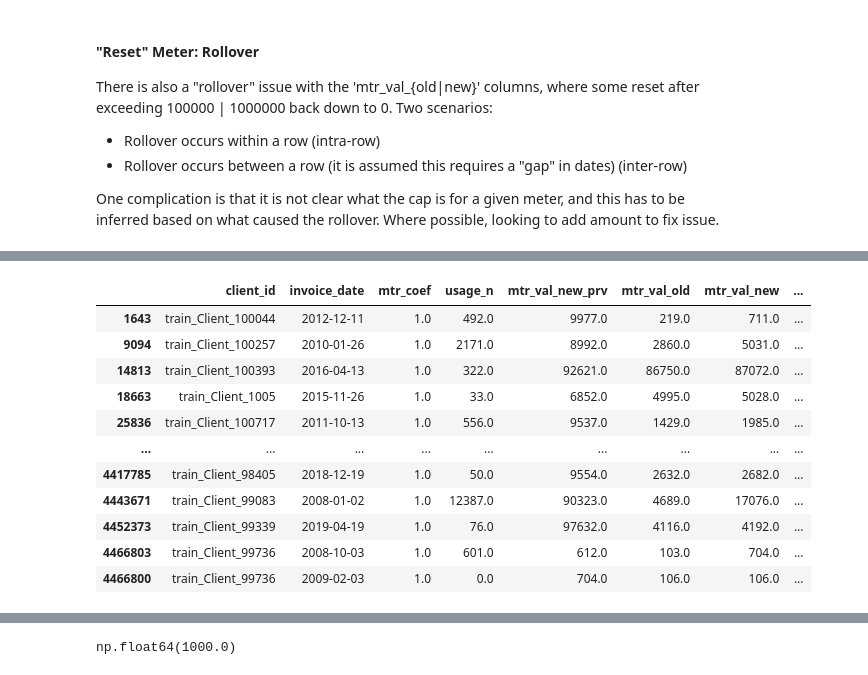
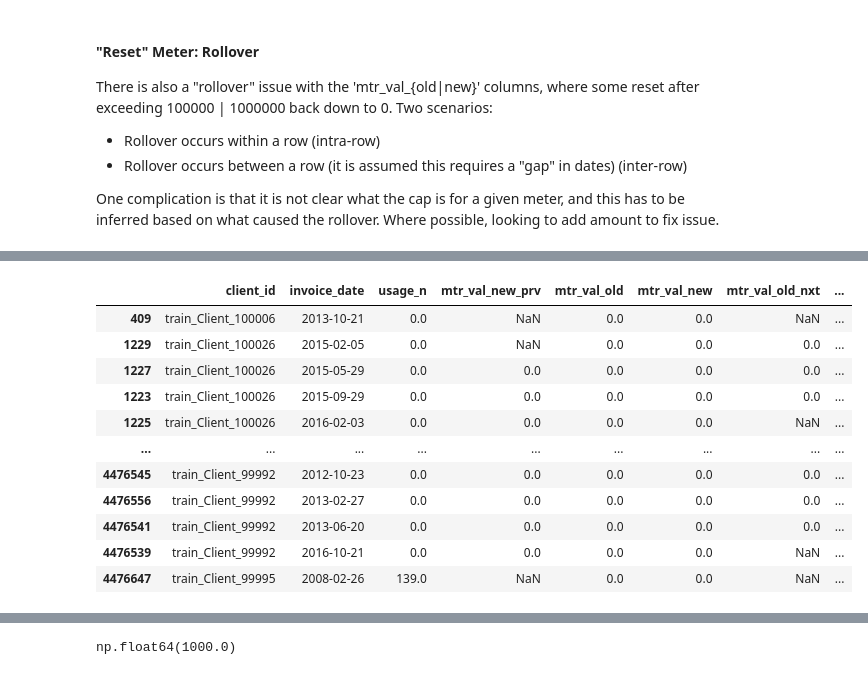
Before and after one commit to insatiablycivil/Fraud_Detection_Energy_Consumption, a Jupyter notebook: Data_Preparation.ipynb, the cells around one changed output, grey strips where cells are left out. Cells and saved outputs as stored; diff of their text form; code cells hidden in the pictures.

```diff
--- a/Data_Preparation.ipynb
+++ b/Data_Preparation.ipynb
@@ -216,6 +216,7 @@ def Calc_Usage(df_train):
     rows = len(df_train)
     df_train['usage_N'] = df_train.loc[:, ['usage_1', 'usage_2', 'usage_3', 'usage_4']].sum(axis=1)
     df_train['usage_n'] = (df_train['usage_N'] / df_train.loc[:, 'mtr_coef']).round(0)
+    df_train['monthly_usage'] = df_train['usage_n'].div(df_train['months_num'])
     # Calculating permutations of this:
     df_train['usage_n_calc'] = df_train['mtr_val_new'] - df_train['mtr_val_old']
     df_train['mtr_coef_calc'] = (df_train['usage_N'] / df_train['usage_n_calc']).round(1)
@@ -241,7 +242,7 @@ def Calc_Neighbours(df_train, grp_cols=grp_cols):
     df_train.sort_values(by=grp_cols+['invoice_date', 'mtr_code', 'usage_n'], inplace=True)
     df_grp = df_train.groupby(grp_cols, observed=True)
     df_train['mtr_val_new_prv_2'] = df_grp['mtr_val_new'].shift(2)
-    col_names = ['mtr_val_old', 'mtr_val_new', 'invoice_date', 'months_num']
+    col_names = ['mtr_val_old', 'mtr_val_new', 'invoice_date', 'months_num', 'monthly_usage']
     df_train[[col_name+'_prv' for col_name in col_names]] = (df_grp[col_names].shift(1))
     df_train[[col_name+'_nxt' for col_name in col_names[:2]]] = (df_grp[col_names[:2]].shift(-1))
     df_train['mtr_val_old_nxt_2'] = df_grp['mtr_val_old'].shift(-2)
@@ -250,6 +251,7 @@ def Calc_Neighbours(df_train, grp_cols=grp_cols):
     mask = (df_train['months_num'] > 0) & (df_train['months_num'] < 600) # 0 - 50 Years
     df_train['invoice_date_prv_calc'] = df_train.loc[mask, 'invoice_date'] - pd.to_timedelta(df_train.loc[mask, 'months_num'].astype(int) * 30.5, unit='days')
     df_train['months_num_calc'] = np.ceil(((df_train['invoice_date'] - df_train['invoice_date_prv']).dt.days.values / 30.5))
+    df_train['months_gap_calc'] = df_train['months_num_calc'] - df_train['months_num'] # Difference in dates in months
     # Check Rules
     mask = ((df_train['mtr_val_old'] < df_train['mtr_val_new_prv']) & (df_train['mtr_val_new_prv'].notna()))
     df_train['mtr_flag_bkd'] = mask.astype(int)
@@ -534,7 +536,7 @@ mask = (df_train['mtr_val_old'] != df_train['mtr_val_new']) & (df_train['usage_N
 mask_2 = (df_train['date_flag'] == 0) & (df_train['mtr_flag_fwd'] == 0)
 df_train['usage_missing'] = (mask & mask_2).astype(int) # Those being adjusted
 df_train.loc[(mask & ~mask_2), 'usage_missing'] = -1 # Not being adjusted
-#f_train.loc[(mask & mask_2), 'usage_1'] = df_train.loc[(mask & mask_2), 'usage_n_calc'] * df_train.loc[(mask & mask_2), 'mtr_coef'] # Want unscaled value
+df_train.loc[(mask & mask_2), 'usage_1'] = df_train.loc[(mask & mask_2), 'usage_n_calc'] * df_train.loc[(mask & mask_2), 'mtr_coef'] # Want unscaled value
 print(f"Rows where meter changes whilst no usage is recorded, those adjusted / All possibly affected : {sum(mask & mask_2)} / {sum(mask)}.")
 df_train = Calc_Usage(df_train.copy())
 df_temp = df_train[(mask & ~mask_2)]
@@ -738,35 +732,38 @@ The meter values goes from ~7k to ~5k, with there being a 6 month gap in invoice
 # %%
-#df_train_save, df_removed_save = df_train.copy(), df_removed.copy()
-df_train, df_removed = df_train_save.copy(), df_removed_save.copy()
+df_train_save, df_removed_save = df_train.copy(), df_removed.copy()
+#df_train, df_removed = df_train_save.copy(), df_removed_save.copy()
 # %%
 # Store max digits seen for a group, assumed constant and that rollover could not happen less than this.
 df_train['mtr_max_digit'] = df_train[['mtr_val_old', 'mtr_val_new']].max(axis=1) # value per row
 df_train['mtr_max_digit'] = df_train.groupby(grp_cols, observed=True)[['mtr_max_digit']].transform('max') # value per group
 df_train['mtr_max_digit'] = 10 ** np.ceil(np.log10(df_train['mtr_max_digit'] + 1)) # Number of digits
-
-# Looking at rollover across rows, first find those with gaps (3+ M gap)
-# Ignoring those where usage_n does not seem to match mtr_vals
-df_train['months_gap_calc'] = df_train['months_num_calc'] - df_train['months_num'] # Difference in dates in months
-mask = (df_train['months_gap_calc'] > 2) & (df_train['usage_flag'] == 0)
-
+# Looking at rollover across rows
+df_train['monthly_usage_grp_median'] = df_train.groupby(grp_cols, observed=True)['monthly_usage'].transform('median')
+mask = ((df_train['months_gap_calc'] > 1) & # Must have a gap
+        (df_train['usage_flag'] == 0) & # Usage must make sense
+        (df_train['monthly_usage'] < (df_train['monthly_usage_grp_median'] * 3)) & # Usage not more than triple median
+        ((df_train['monthly_usage'] * 3) > df_train['monthly_usage_grp_median'])) # Usage not less than third median
 # Looking if current usage would have caused rollover going backwards:
-df_train['temp_flag'] = 0
-df_train.loc[mask, 'temp_flag'] = (df_train.loc[mask, 'usage_n'].div(df_train.loc[mask, 'months_num']) * df_train.loc[mask, 'months_gap_calc']).round(0) # Projected usage
+df_train['temp_flag'] = np.nan
+df_train.loc[mask, 'temp_flag'] = (df_train.loc[mask, 'monthly_usage'] * df_train.loc[mask, 'months_gap_calc']).round(0) # Projected usage
 mask_2 = ((df_train['mtr_val_old'] < df_train['temp_flag']) & # Had enough (gap * usage) to have caused rollover
-          (df_train['mtr_flag_bkd']) & # Out of order
           (df_train['mtr_val_new_prv'] + df_train['temp_flag'] > df_train['mtr_max_digit']) & # Would have caused highest digit count seen
-          ???) # Gets within ballpark of actual values ~2k
-
+          (df_train['mtr_val_new_prv'] + df_train['temp_flag'] > 10000) & # Minimum rollover point assumed
+          (((df_train['mtr_val_new_prv'] + df_train['temp_flag']) - (df_train['mtr_val_old'] + df_train['mtr_max_digit'])).abs() < 2000))
 # Looking if previous usage would have caused rollover going forwards:
-df_train['temp_flag'] = 0
-df_train.loc[mask, 'temp_flag'] = ((df_train.loc[mask, 'mtr_val_new_prv'] - df_train.loc[mask, 'mtr_val_old_prv']).div(df_train.loc[mask, 'months_num_prv']) * df_train.loc[mask, 'months_gap_calc']).round(0) # Projected usage
-mask = ((df_train['mtr_flag_bkd']) & # Out of order
-        (df_train['mtr_val_new_prv'] + df_train['temp_flag'] > df_train['mtr_max_digit']) & # Would have caused highest digit count seen (and so also rollover)
-         ???) # Gets within ballpark of actual values ~2k
-
-print(f"Number of Rows suspected of soft resetting between rows projecting backwards / those projecting forwards: {sum(mask_2)} / {sum(mask)}.")
-df_train['mtr_old_rollover'] = (mask | mask_2).astype(int)
-
-df_temp = df_train[mask | mask_2]
-df_temp[['client_id', 'invoice_date', 'mtr_coef', 'usage_n', 'mtr_val_new_prv', 'mtr_val_old', 'mtr_val_new', 'mtr_val_old_nxt', 'months_num', 'mtr_val_new_calc']]
+df_train['temp_flag'] = np.nan
+df_train.loc[mask, 'temp_flag'] = (df_train.loc[mask, 'monthly_usage_prv'] * df_train.loc[mask, 'months_gap_calc']).round(0) # Projected usage
+mask = ((df_train['mtr_val_new_prv'] + df_train['temp_flag'] > df_train['mtr_max_digit']) & # Would have caused highest digit count seen (and so also rollover)
+        (df_train['mtr_val_new_prv'] + df_train['temp_flag'] > 10000) & # Minimum rollover point assumed
+        (((df_train['mtr_val_new_prv'] + df_train['temp_flag']) - (df_train['mtr_val_old'] + df_train['mtr_max_digit'])).abs() < 2000))
+print(f"Rows suspected of inter-row rollover projecting backwards / those projecting forwards: {sum(mask_2)} / {sum(mask)}.")
+# Ignore those that have mtr_val_old and mtr_val_new == 0
+mask = (mask | mask_2)
+mask_2 = (df_train['mtr_val_old'] == 0) & (df_train['mtr_val_new'] == 0)
+print(f"Rows suspected of inter-row rollover, deemed fixable / Rows suspected: {sum(mask & ~mask_2)} / {sum(mask)}.")
+df_train['mtr_old_rollover'] = (mask & ~mask_2).astype(int)
+df_train.loc[(mask & mask_2), 'mtr_old_rollover'] = -1
+col_names = ['client_id', 'invoice_date', 'usage_n', 'mtr_val_new_prv', 'mtr_val_old', 'mtr_val_new', 'mtr_val_old_nxt', 'months_num', 'mtr_val_new_calc', 'mtr_max_digit']
+df_temp = df_train[(mask | mask_2)]
+df_temp[col_names]
 # %% [output]
@@ -774,12 +772,12 @@ Number of Rows suspected of soft resetting between rows projecting backwards / t
-|  | client_id | invoice_date | mtr_coef | usage_n | mtr_val_new_prv | mtr_val_old | mtr_val_new | ... |
-| 1643 | train_Client_100044 | 2012-12-11 | 1.0 | 492.0 | 9977.0 | 219.0 | 711.0 | ... |
-| 9094 | train_Client_100257 | 2010-01-26 | 1.0 | 2171.0 | 8992.0 | 2860.0 | 5031.0 | ... |
-| 14813 | train_Client_100393 | 2016-04-13 | 1.0 | 322.0 | 92621.0 | 86750.0 | 87072.0 | ... |
-| 18663 | train_Client_1005 | 2015-11-26 | 1.0 | 33.0 | 6852.0 | 4995.0 | 5028.0 | ... |
-| 25836 | train_Client_100717 | 2011-10-13 | 1.0 | 556.0 | 9537.0 | 1429.0 | 1985.0 | ... |
+|  | client_id | invoice_date | usage_n | mtr_val_new_prv | mtr_val_old | mtr_val_new | mtr_val_old_nxt | ... |
+| 409 | train_Client_100006 | 2013-10-21 | 0.0 | NaN | 0.0 | 0.0 | NaN | ... |
+| 1229 | train_Client_100026 | 2015-02-05 | 0.0 | NaN | 0.0 | 0.0 | 0.0 | ... |
+| 1227 | train_Client_100026 | 2015-05-29 | 0.0 | 0.0 | 0.0 | 0.0 | 0.0 | ... |
+| 1223 | train_Client_100026 | 2015-09-29 | 0.0 | 0.0 | 0.0 | 0.0 | 0.0 | ... |
+| 1225 | train_Client_100026 | 2016-02-03 | 0.0 | 0.0 | 0.0 | 0.0 | NaN | ... |
 | ... | ... | ... | ... | ... | ... | ... | ... | ... |
-| 4417785 | train_Client_98405 | 2018-12-19 | 1.0 | 50.0 | 9554.0 | 2632.0 | 2682.0 | ... |
-| 4443671 | train_Client_99083 | 2008-01-02 | 1.0 | 12387.0 | 90323.0 | 4689.0 | 17076.0 | ... |
-| 4452373 | train_Client_99339 | 2019-04-19 | 1.0 | 76.0 | 97632.0 | 4116.0 | 4192.0 | ... |
-| 4466803 | train_Client_99736 | 2008-10-03 | 1.0 | 601.0 | 612.0 | 103.0 | 704.0 | ... |
-| 4466800 | train_Client_99736 | 2009-02-03 | 1.0 | 0.0 | 704.0 | 106.0 | 106.0 | ... |
+| 4476545 | train_Client_99992 | 2012-10-23 | 0.0 | 0.0 | 0.0 | 0.0 | 0.0 | ... |
+| 4476556 | train_Client_99992 | 2013-02-27 | 0.0 | 0.0 | 0.0 | 0.0 | 0.0 | ... |
+| 4476541 | train_Client_99992 | 2013-06-20 | 0.0 | 0.0 | 0.0 | 0.0 | 0.0 | ... |
+| 4476539 | train_Client_99992 | 2016-10-21 | 0.0 | 0.0 | 0.0 | 0.0 | NaN | ... |
+| 4476647 | train_Client_99995 | 2008-02-26 | 139.0 | NaN | 0.0 | 0.0 | NaN | ... |
```
Also changed, not shown: parts of 30 cells of this notebook.
